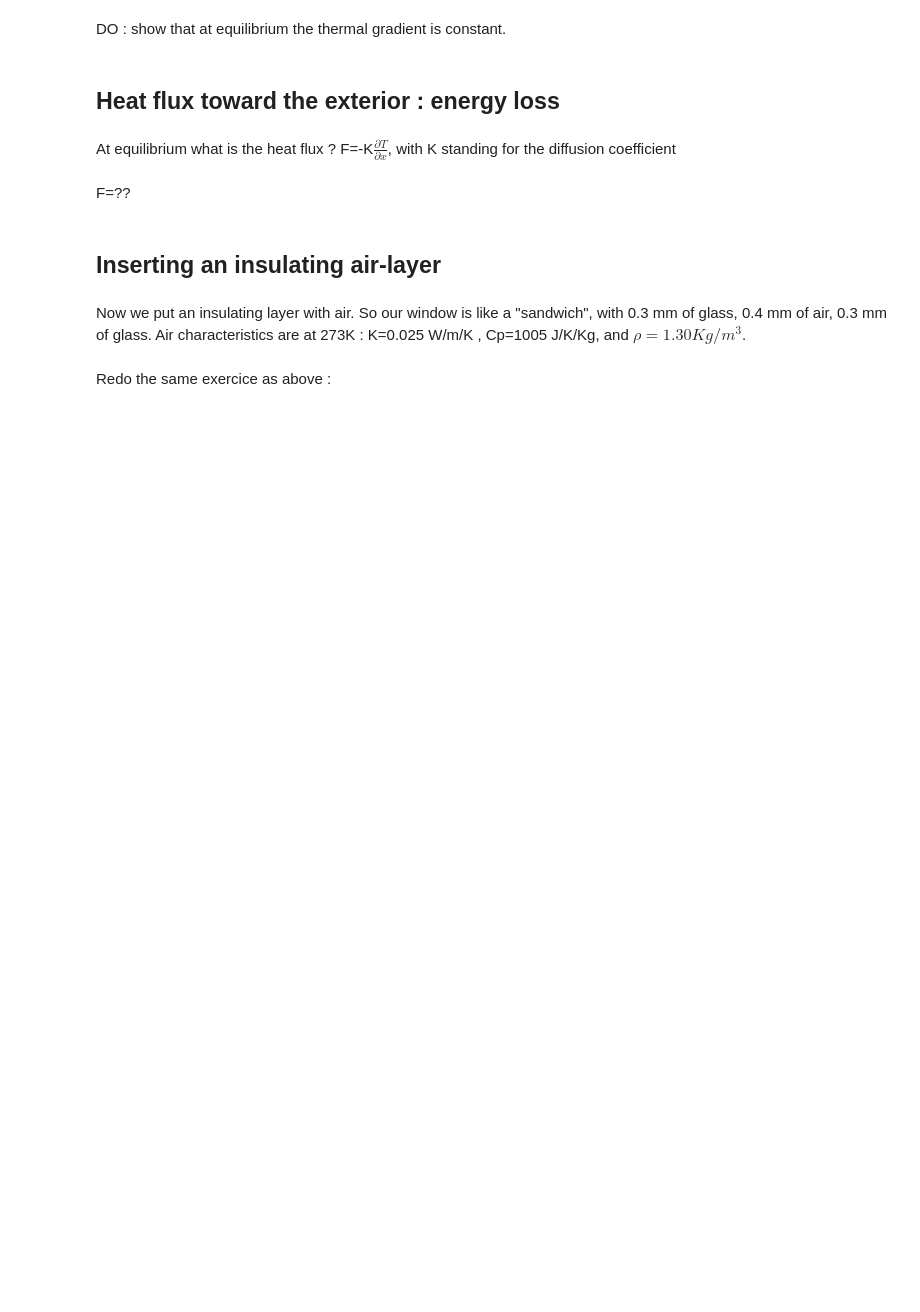
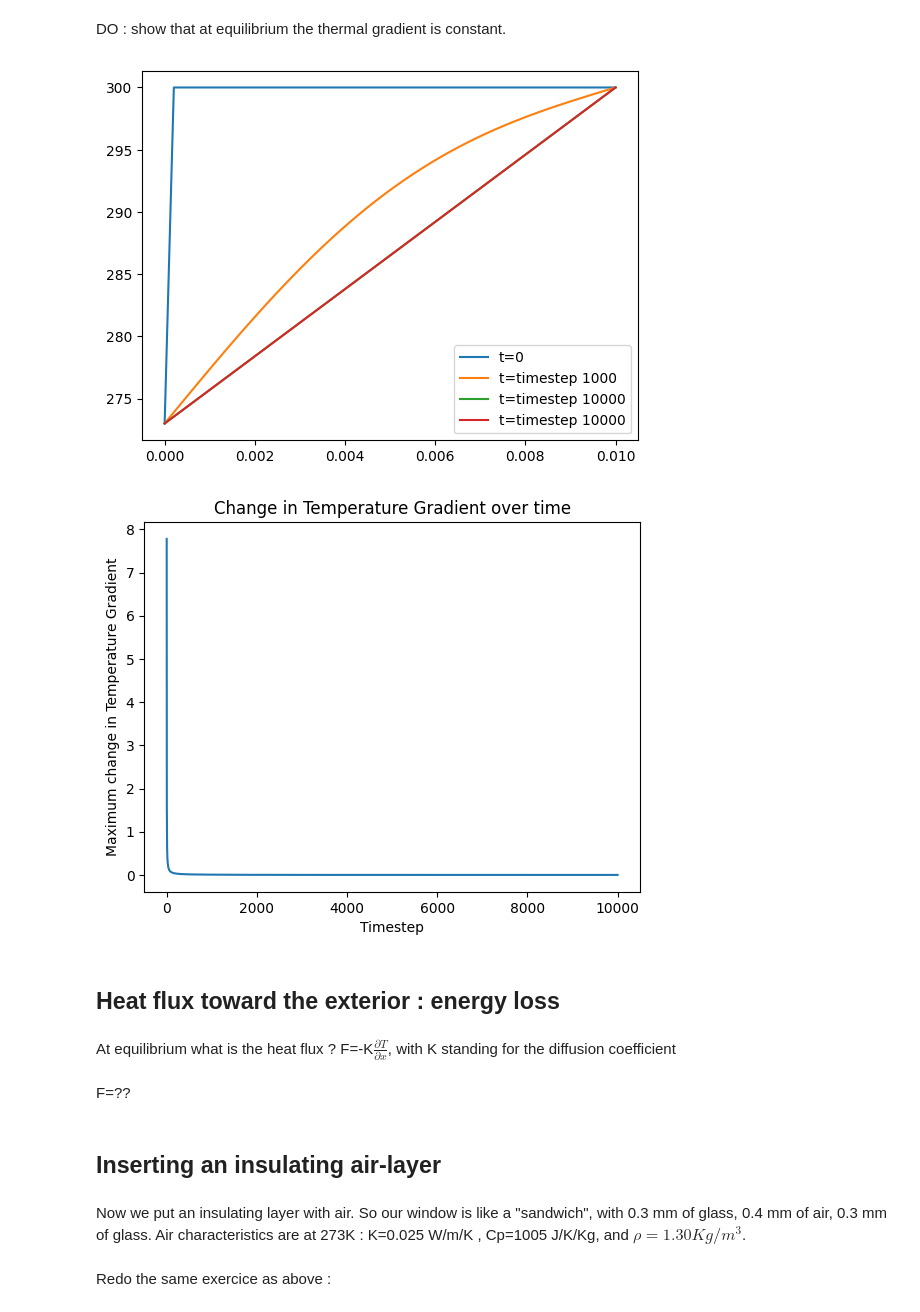
Before and after one commit to mopahlevani/Numerical-Methods, a Jupyter notebook: PDE_Training_2_Heat_transfer.ipynb, the cells around one changed output. Drawn from its saved outputs; the diff is of its cells as text; code cells hidden in the pictures; blank space fills up the shorter version.

```diff
--- a/PDE_Training_2_Heat_transfer.ipynb
+++ b/PDE_Training_2_Heat_transfer.ipynb
@@ -136,5 +159,46 @@ plt.show()
 # %% [markdown]
 DO : show that at equilibrium the thermal gradient is constant.
+# %%
+h = 0
+max_iterations = 10000
+deltaT = np.zeros(max_iterations)
+
+# Step 2: Initialising T
+T0 = np.ones(N) * 300
+T0[0]=T_L
+T0[N-1]=T_R
+T = T0
+T_new = np.zeros(N)
+
+plt.plot(x,T,label='t=0')
+
+# Step 3: Loop over time
+while t < Tend and h < max_iterations:
+  for i in range(1,N-1):
+    T_new[i] = (1- 2 * sigma) * T[i] + sigma * (T[i-1] + T[i+1])
+  T_new[0] = T_L
+  T_new[-1] = T_R
+  deltaT[h] = np.max(T - T_new)
+  T = T_new.copy()
+  t += dt
+  h += 1
+  # Step 4: Visualizing the outcome (part 1)
+  if h == 1000 or h == 50000 or h == 10000:
+    plt.plot(x,T,label='t=timestep ' + str(h))
+
+# Step 4: Visualizing the outcome (part 2)
+plt.plot(x,T,label='t=timestep ' + str(h))
+plt.legend()
+plt.show()
+
+plt.plot(deltaT)
+plt.title('Change in Temperature Gradient over time')
+plt.xlabel('Timestep')
+plt.ylabel('Maximum change in Temperature Gradient')
+plt.show()
+# %% [output]
+[figure, added]
+[figure, added]
 # %% [markdown]
 ## Heat flux toward the exterior : energy loss
 # %% [markdown]
```
Also changed, not shown: parts of 2 cells of this notebook.
